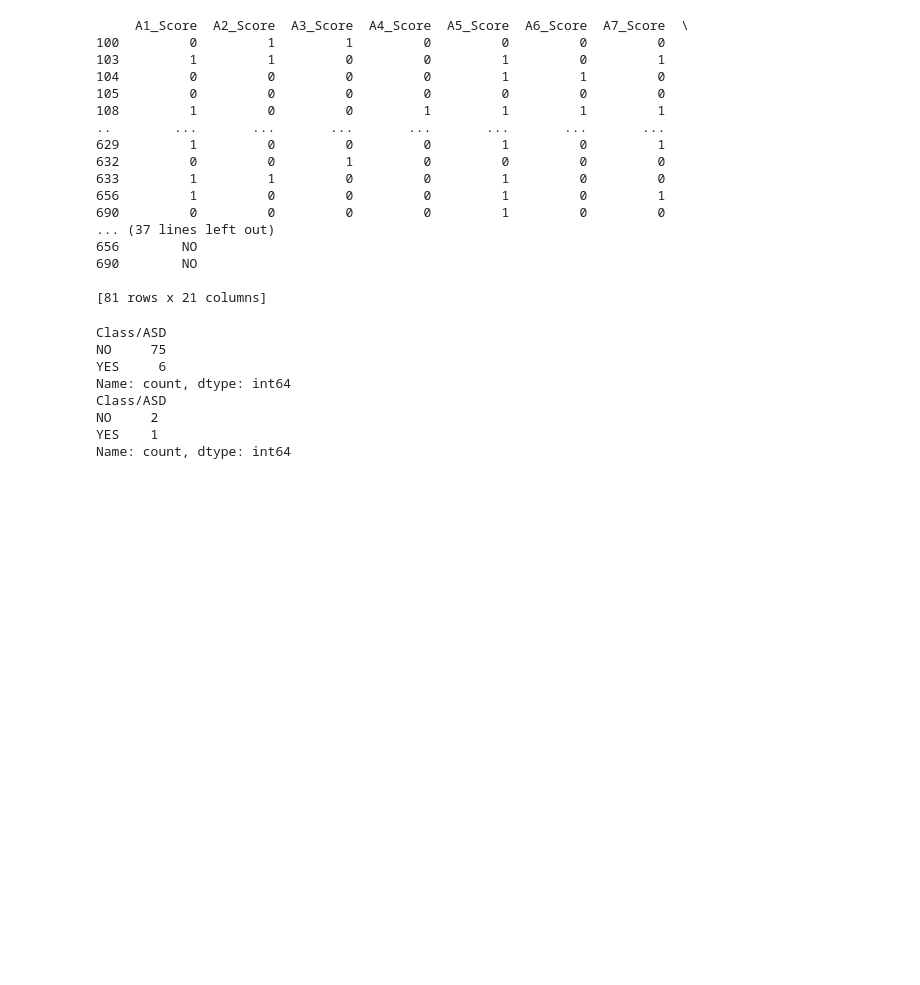
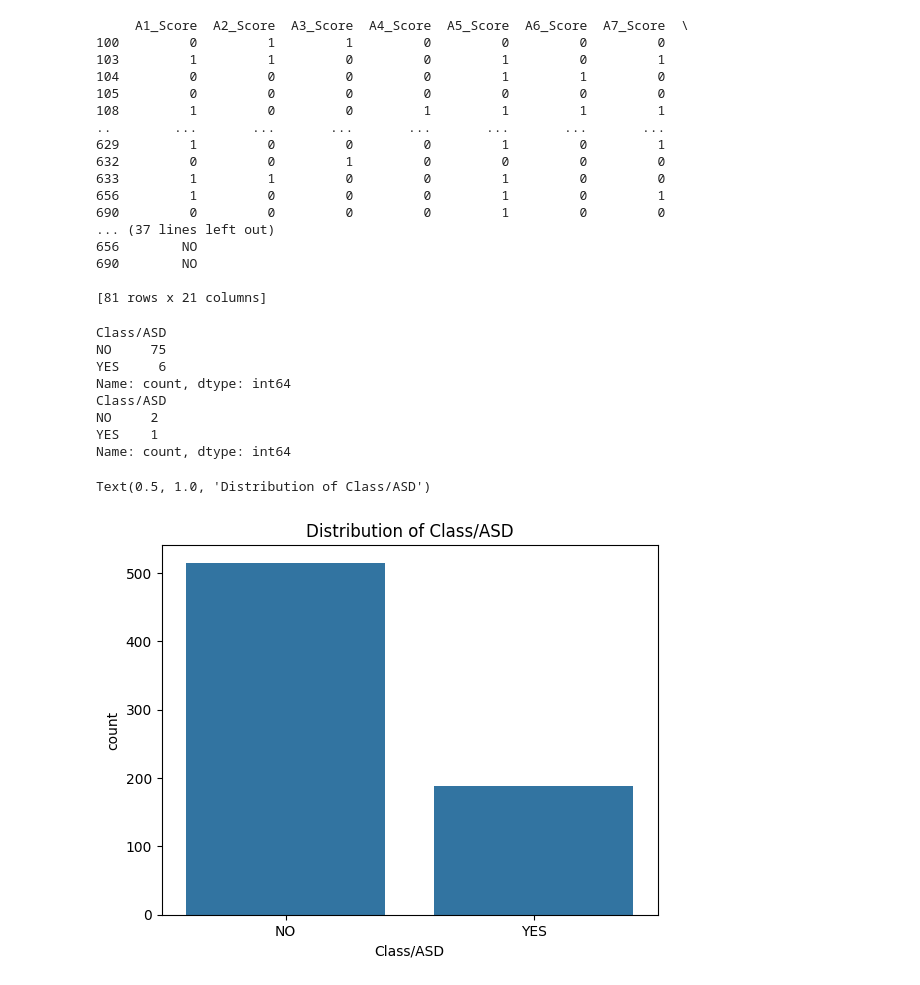
Before and after one commit to iammuhammadhassan/All-About-Pyhton, a Jupyter notebook: autism.ipynb, the cells around one changed output. Saved outputs shown, nothing was run; the diff lists cells and outputs as text; code cells hidden in the pictures; blank space fills up the shorter version.

```diff
--- a/autism.ipynb
+++ b/autism.ipynb
@@ -210,3 +214,10 @@ Class/ASD
 NO     2
 YES    1
 Name: count, dtype: int64
+# %%
+plt.figure()
+sns.countplot(x="Class/ASD", data=df)
+plt.title("Distribution of Class/ASD")
+# %% [output]
+Text(0.5, 1.0, 'Distribution of Class/ASD')
+[figure, added]
```
Also changed, not shown: parts of 4 cells of this notebook, 4 other files.
